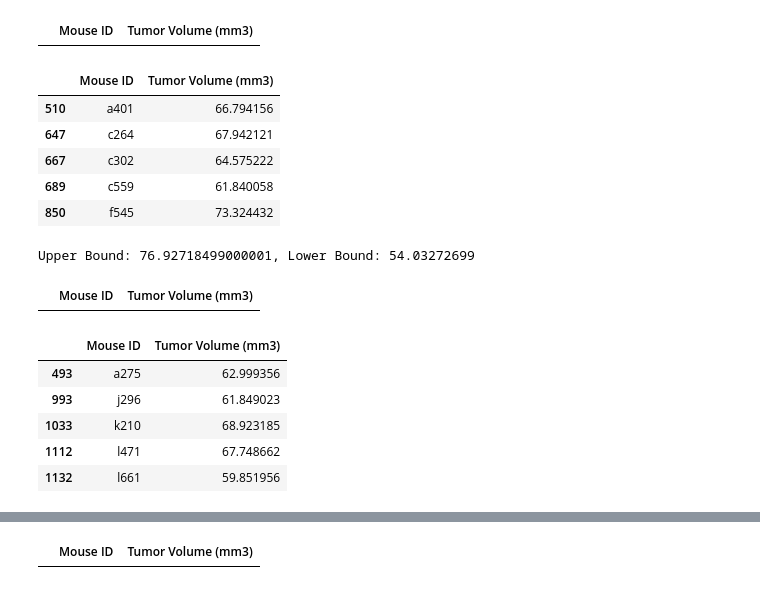
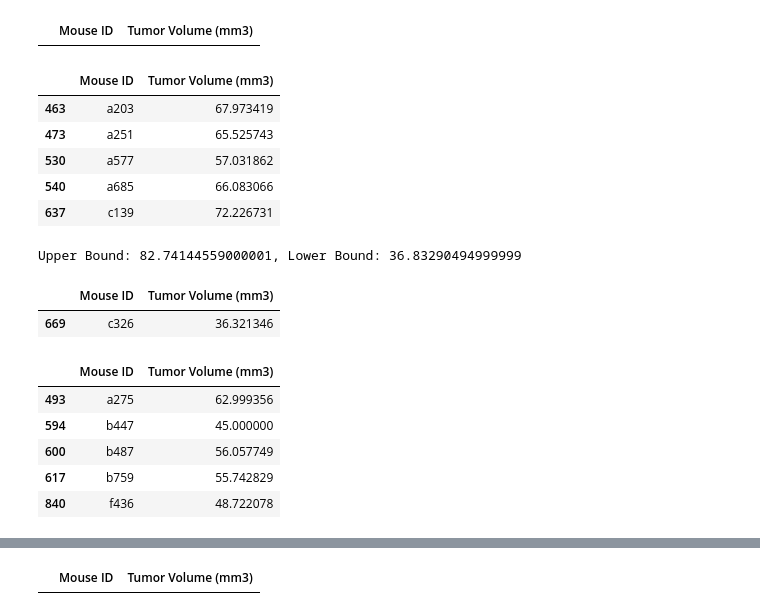
Before and after one commit to ellenrud84/Matplotlib-Homework, a Jupyter notebook: Pymaceuticals/pymaceuticals_starter.ipynb, the cells around one changed output, grey strips where cells are left out. Cells and saved outputs as stored; diff of their text form; code cells hidden in the pictures.

```diff
--- a/Pymaceuticals/pymaceuticals_starter.ipynb
+++ b/Pymaceuticals/pymaceuticals_starter.ipynb
@@ -312,0 +265,4 @@ clean_data2.head()
+# %%
+# get the last tumor volume for all mice (whenever the mouse did not just at the last timepoint)
+df_last=list(clean_data[["Mouse ID", "Drug Regimen", "Timepoint", "Tumor Volume (mm3)"]].groupby(["Drug Regimen","Mouse ID"])["Timepoint"].idxmax().values)
+df_last
@@ -312,0 +287,10 @@ clean_data2.head()
+# %%
+# filter the clean_data dataframe into a new dataframe that only contains the data for the last timepoint of each mouse.
+# First copy the clean_data dataframe into a new dataframs
+to_filter_df=clean_data
+# create a new column with Boolean values to adjust and filter on later
+to_filter_df["is_last_timepoint"]=(False)
+# loop through the indices of the last timepoint values for each mouse, established prior, and rename their Booleans to True
+for rowidx in df_last:
+    to_filter_df.at[rowidx, ["is_last_timepoint"]]=True
+to_filter_df.head()
@@ -312,0 +304,4 @@ clean_data2.head()
+# %%
+#create a new filtered dataframe for only the rows with a True Boolean value in the filtering column.
+last_time_df=to_filter_df.loc[to_filter_df["is_last_timepoint"]==True]
+last_time_df.head()
@@ -390,60 +392,61 @@ Capomulin_outliars
 # %% [output]
 |  | Mouse ID | Tumor Volume (mm3) |
 # %%
-#Repeat for Zoniferol:
+#Repeat for Infubinol:
 # get final tumor data set"
-Zoniferol_final=clean_data2.loc[clean_data2["Drug Regimen"]=="Zoniferol"]
-Zoniferol_final_tumor=Zoniferol_final[["Mouse ID","Tumor Volume (mm3)"]]
+Infubinol_final=last_time_df.loc[last_time_df["Drug Regimen"]=="Infubinol"]
+Infubinol_final_tumor=Infubinol_final[["Mouse ID","Tumor Volume (mm3)"]]
 
-Zoniferol_final_tumor.head()
+Infubinol_final_tumor.head()
 # %% [output]
 |  | Mouse ID | Tumor Volume (mm3) |
-| 510 | a401 | 66.794156 |
-| 647 | c264 | 67.942121 |
-| 667 | c302 | 64.575222 |
-| 689 | c559 | 61.840058 |
-| 850 | f545 | 73.324432 |
+| 463 | a203 | 67.973419 |
+| 473 | a251 | 65.525743 |
+| 530 | a577 | 57.031862 |
+| 540 | a685 | 66.083066 |
+| 637 | c139 | 72.226731 |
 # %%
 #create quartiles
-Zoniferol_quartiles= Zoniferol_final_tumor["Tumor Volume (mm3)"].quantile([.25,.5,.75])
-Zoniferol_upperq= Zoniferol_quartiles[.75]
-Zoniferol_lowerq= Zoniferol_quartiles[.25]
+Infubinol_quartiles= Infubinol_final_tumor["Tumor Volume (mm3)"].quantile([.25,.5,.75])
+Infubinol_upperq= Infubinol_quartiles[.75]
+Infubinol_lowerq= Infubinol_quartiles[.25]
 
 #determine iqr
-Zoniferol_iqr=Zoniferol_upperq - Zoniferol_lowerq
+Infubinol_iqr=Infubinol_upperq - Infubinol_lowerq
 
 #create bounds:
-Zoniferol_lbound= Zoniferol_lowerq-(1.5*Zoniferol_iqr)
-Zoniferol_ubound= Zoniferol_upperq+(1.5*Zoniferol_iqr)
+Infubinol_lbound= Infubinol_lowerq-(1.5*Infubinol_iqr)
+Infubinol_ubound= Infubinol_upperq+(1.5*Infubinol_iqr)
 
-print(f'Upper Bound: {Zoniferol_ubound}, Lower Bound: {Zoniferol_lbound}')
+print(f'Upper Bound: {Infubinol_ubound}, Lower Bound: {Infubinol_lbound}')
 # %% [output]
-Upper Bound: 76.92718499000001, Lower Bound: 54.03272699
+Upper Bound: 82.74144559000001, Lower Bound: 36.83290494999999
 # %%
 #create outliar conditions
-Zoniferol_outliar_condition=(Zoniferol_final_tumor["Tumor Volume (mm3)"]<Zoniferol_lbound)|(Zoniferol_final_tumor["Tumor Volume (mm3)"]>Zoniferol_ubound)
+Infubinol_outliar_condition=(Infubinol_final_tumor["Tumor Volume (mm3)"]<Infubinol_lbound)|(Infubinol_final_tumor["Tumor Volume (mm3)"]>Infubinol_ubound)
 
 #check for outliars
-Zoniferol_outliars=Zoniferol_final_tumor.loc[Zoniferol_outliar_condition]
-Zoniferol_outliars
+Infubinol_outliars=Infubinol_final_tumor.loc[Infubinol_outliar_condition]
+Infubinol_outliars
 
-# no outliars for zoniferol
+# one outliar for infubinol
 # %% [output]
 |  | Mouse ID | Tumor Volume (mm3) |
+| 669 | c326 | 36.321346 |
 # %%
 # Repeat for Ceftamin
 # get final tumor data set"
-Ceftamin_final=clean_data2.loc[clean_data2["Drug Regimen"]=="Ceftamin"]
+Ceftamin_final=last_time_df.loc[last_time_df["Drug Regimen"]=="Ceftamin"]
 Ceftamin_final_tumor=Ceftamin_final[["Mouse ID","Tumor Volume (mm3)"]]
 
 Ceftamin_final_tumor.head()
 # %% [output]
 |  | Mouse ID | Tumor Volume (mm3) |
 | 493 | a275 | 62.999356 |
-| 993 | j296 | 61.849023 |
-| 1033 | k210 | 68.923185 |
-| 1112 | l471 | 67.748662 |
-| 1132 | l661 | 59.851956 |
+| 594 | b447 | 45.000000 |
+| 600 | b487 | 56.057749 |
+| 617 | b759 | 55.742829 |
+| 840 | f436 | 48.722078 |
 # %%
 #create quartiles
 Ceftamin_quartiles= Ceftamin_final_tumor["Tumor Volume (mm3)"].quantile([.25,.5,.75])
```
Also changed, not shown: parts of 14 cells of this notebook.
